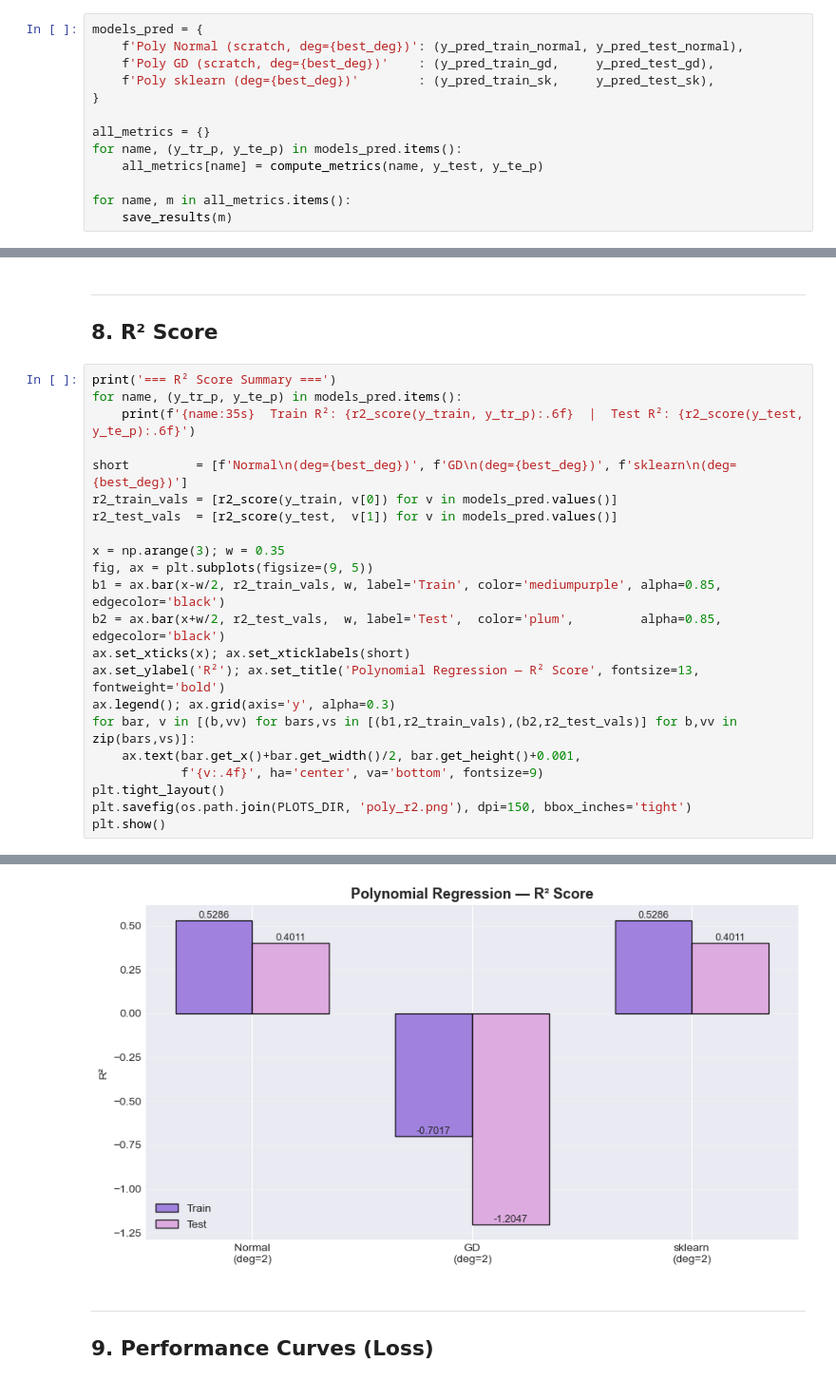
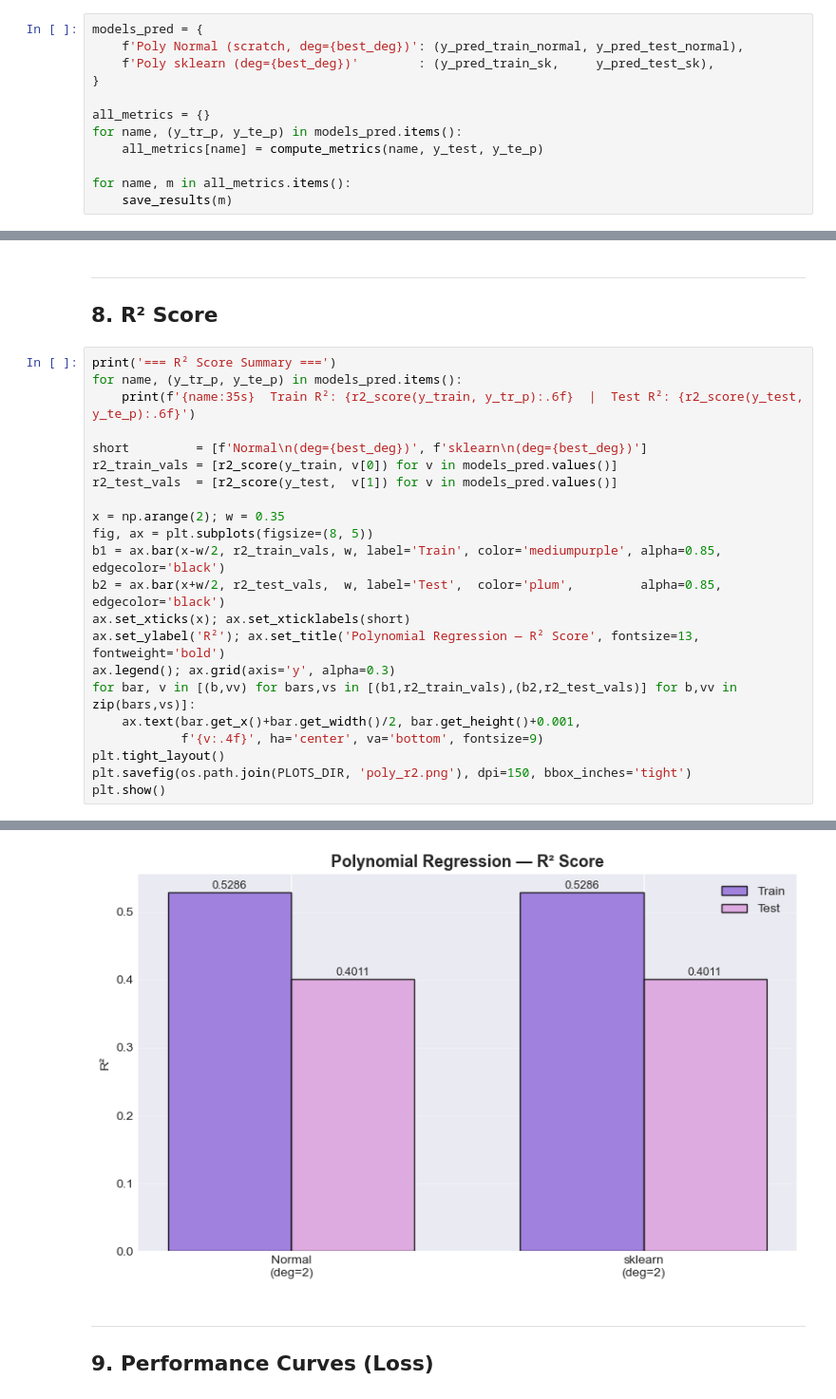
Before and after one commit to mihiniboteju/cryptoflow, a Jupyter notebook: Notebooks/4C_polynomial_regression.ipynb, the cells around one changed output, grey strips where cells are left out. Shown at 95% size. Cells and saved outputs as stored; diff of their text form.

Commit message:
update poly

```diff
--- a/Notebooks/4C_polynomial_regression.ipynb
+++ b/Notebooks/4C_polynomial_regression.ipynb
@@ -455,7 +409,6 @@ Scratch vs sklearn R² comparison:
 # %%
 models_pred = {
     f'Poly Normal (scratch, deg={best_deg})': (y_pred_train_normal, y_pred_test_normal),
-    f'Poly GD (scratch, deg={best_deg})'    : (y_pred_train_gd,     y_pred_test_gd),
     f'Poly sklearn (deg={best_deg})'        : (y_pred_train_sk,     y_pred_test_sk),
 }
 
@@ -491,12 +444,12 @@ print('=== R² Score Summary ===')
 for name, (y_tr_p, y_te_p) in models_pred.items():
     print(f'{name:35s}  Train R²: {r2_score(y_train, y_tr_p):.6f}  |  Test R²: {r2_score(y_test, y_te_p):.6f}')
 
-short         = [f'Normal\n(deg={best_deg})', f'GD\n(deg={best_deg})', f'sklearn\n(deg={best_deg})']
+short         = [f'Normal\n(deg={best_deg})', f'sklearn\n(deg={best_deg})']
 r2_train_vals = [r2_score(y_train, v[0]) for v in models_pred.values()]
 r2_test_vals  = [r2_score(y_test,  v[1]) for v in models_pred.values()]
 
-x = np.arange(3); w = 0.35
-fig, ax = plt.subplots(figsize=(9, 5))
+x = np.arange(2); w = 0.35
+fig, ax = plt.subplots(figsize=(8, 5))
 b1 = ax.bar(x-w/2, r2_train_vals, w, label='Train', color='mediumpurple', alpha=0.85, edgecolor='black')
 b2 = ax.bar(x+w/2, r2_test_vals,  w, label='Test',  color='plum',         alpha=0.85, edgecolor='black')
 ax.set_xticks(x); ax.set_xticklabels(short)
@@ -515,5 +467,5 @@ Poly GD (scratch, deg=2)             Train R²: -0.701697  |  Test R²: -1.20467
 Poly sklearn (deg=2)                 Train R²: 0.528568  |  Test R²: 0.401099
-[figure, old version]
+[figure, new version]
 # %% [markdown]
 ---
 ## 9. Performance Curves (Loss)
```
Also changed, not shown: parts of 23 cells of this notebook.
